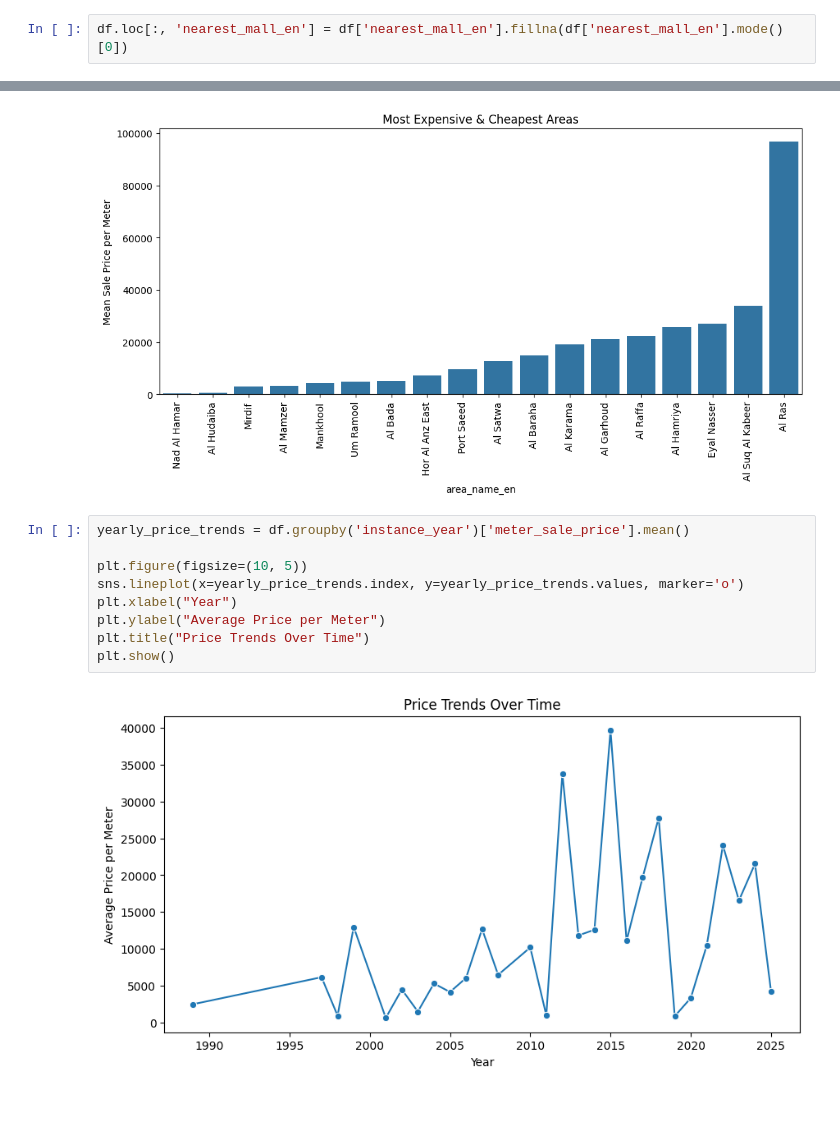
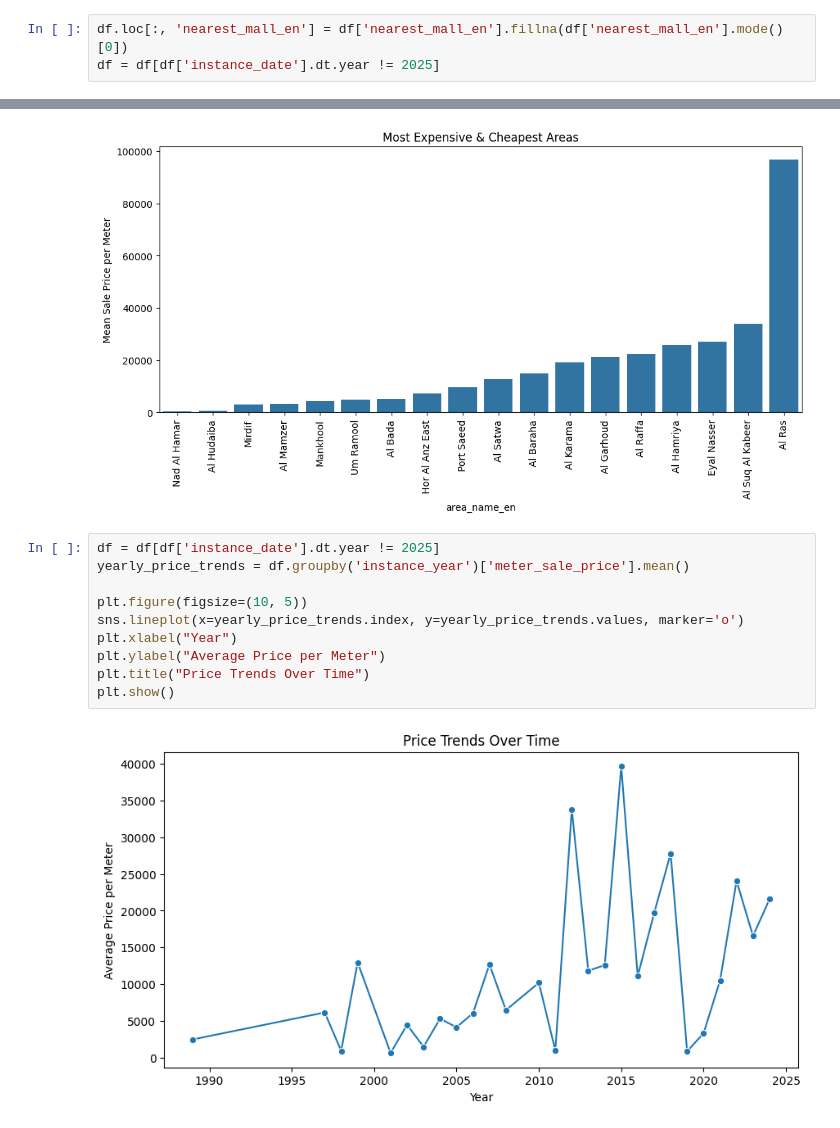
Before and after one commit to Ananth09/Dubai_Land_Department, a Jupyter notebook: dld.ipynb, the cells around one changed output, grey strips where cells are left out. Saved outputs shown, nothing was run; the diff lists cells and outputs as text.

```diff
--- a/dld.ipynb
+++ b/dld.ipynb
@@ -138,6 +138,7 @@ no_of_parties_role_3    0
 dtype: int64
 # %%
 df.loc[:, 'nearest_mall_en'] = df['nearest_mall_en'].fillna(df['nearest_mall_en'].mode()[0])
+df = df[df['instance_date'].dt.year != 2025]
 # %%
 total_transactions = df['transaction_id'].nunique()
 print(f"Total Transactions: {total_transactions}")
@@ -213,16 +209,17 @@ plt.show()
 # %% [output]
 [figure]
 # %%
+df = df[df['instance_date'].dt.year != 2025]
 yearly_price_trends = df.groupby('instance_year')['meter_sale_price'].mean()
 
 plt.figure(figsize=(10, 5))
 sns.lineplot(x=yearly_price_trends.index, y=yearly_price_trends.values, marker='o')
 plt.xlabel("Year")
 plt.ylabel("Average Price per Meter")
 plt.title("Price Trends Over Time")
 plt.show()
 # %% [output]
-[figure, old version]
+[figure, new version]
 # %%
 parking_comparison = df.groupby('has_parking')[['actual_worth', 'meter_sale_price']].mean()
 print(parking_comparison)
```
Also changed, not shown: parts of 8 cells of this notebook.
